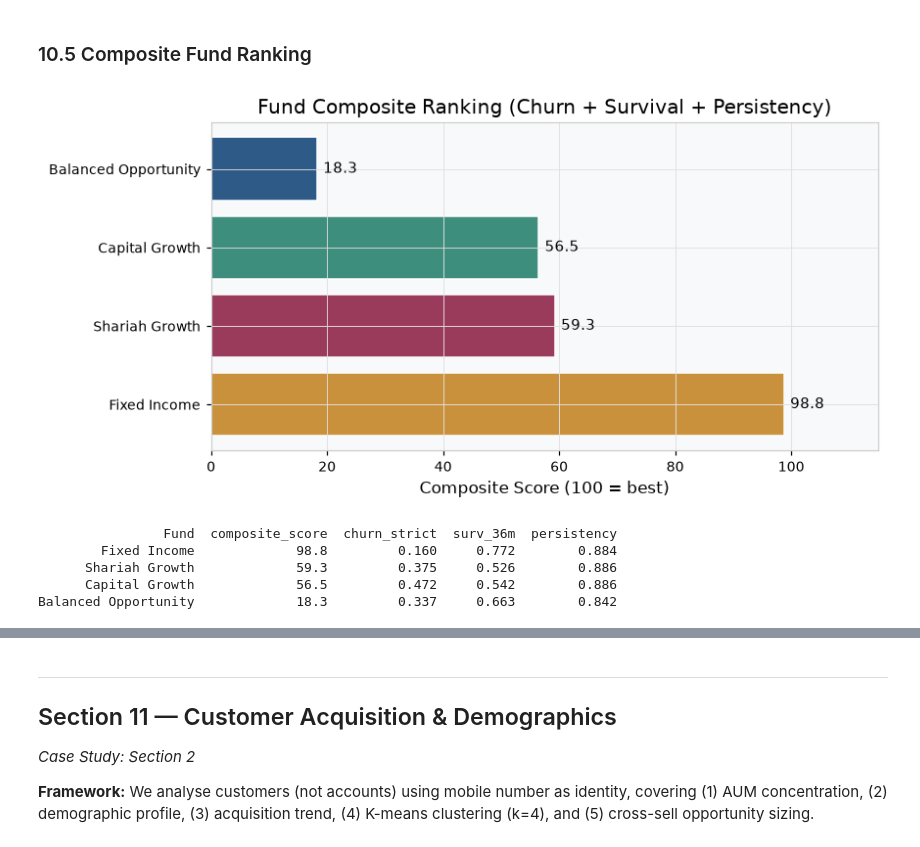
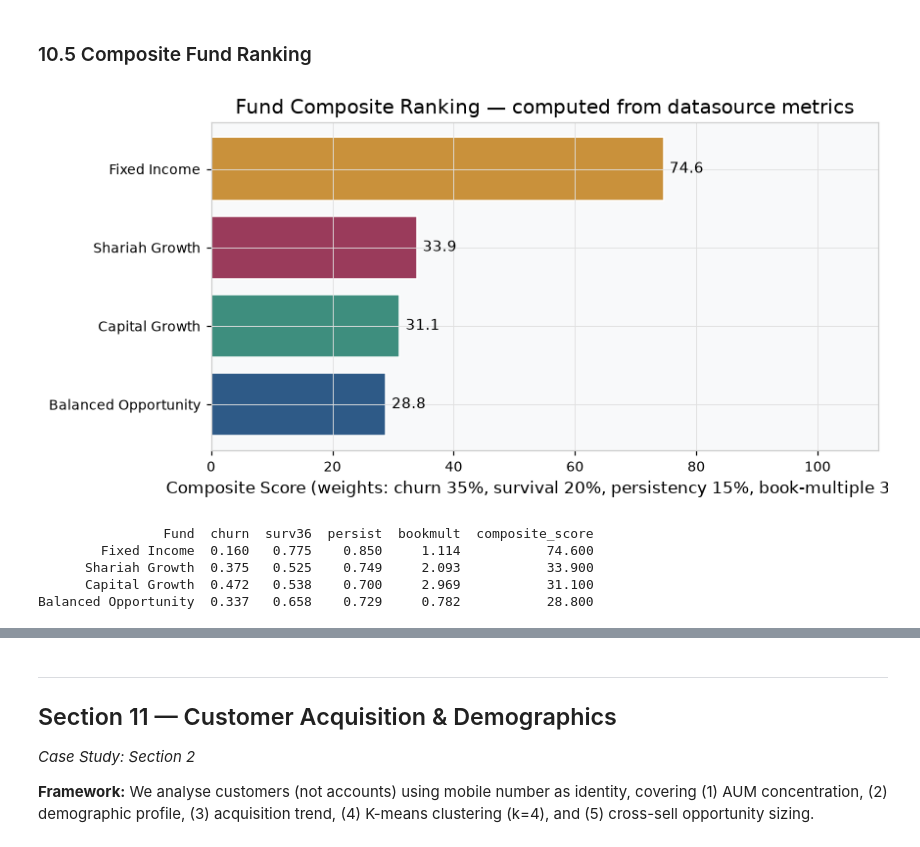
Before and after one commit to tasnimxpress/apex, a Jupyter notebook: deliverables/apex_analysis.ipynb, the cells around one changed output, grey strips where cells are left out. Saved outputs shown, nothing was run; the diff lists cells and outputs as text; code cells hidden in the pictures.

```diff
--- a/deliverables/apex_analysis.ipynb
+++ b/deliverables/apex_analysis.ipynb
@@ -946,36 +949,68 @@ to engage accounts flagged as at-risk using the early-warning model.
 # %% [markdown]
 ### 10.5 Composite Fund Ranking
 # %%
-# ── 7.5 Composite ranking ────────────────────────────────────
-# Scores from validated metrics (lower churn + higher survival + higher persistency = better)
-fund_ranking = [
-    {"fund":"Apex Fixed Income Fund",         "composite_score":98.8, "churn_strict":0.160, "surv_36m":0.772, "persistency":0.884},
-    {"fund":"Apex Shariah Growth Fund",       "composite_score":59.3, "churn_strict":0.375, "surv_36m":0.526, "persistency":0.886},
-    {"fund":"Apex Capital Growth Fund",       "composite_score":56.5, "churn_strict":0.472, "surv_36m":0.542, "persistency":0.886},
-    {"fund":"Apex Balanced Opportunity Fund", "composite_score":18.3, "churn_strict":0.337, "surv_36m":0.663, "persistency":0.842},
-]
-rank_df = pd.DataFrame(fund_ranking)
-rank_df["Fund"] = rank_df["fund"].map(FUND_SHORT)
+# ── 7.5 Composite ranking (COMPUTED from datasource metrics) ──
+# Real, reproducible composite. Each metric is min-max normalised to 0-100 across
+# the 4 funds (churn inverted so lower=better), then combined with fixed weights.
+# The weights are the single judgment input; everything else is from the data.
+from lifelines import KaplanMeierFitter
+
+WEIGHTS = {"churn": 0.35, "surv36": 0.20, "persist": 0.15, "bookmult": 0.30}
+
+rows = []
+for fund in FUNDS:
+    sub   = mf[mf["Fund"] == fund]
+    denom = (sub["status"] != "suspended").sum()
+    churn = ((sub["status"] == "closed").sum() + (sub["status"] == "discontinued").sum()) / denom
+    aum   = sub.loc[sub["status"] == "active", "Investment Value (At Market)"].sum()
+    onb   = sub["Amount (While onboarding)"].sum()
+    bookm = aum / onb if onb else np.nan
+    surv  = sub[sub["status"] != "suspended"].dropna(subset=["duration_months", "observed"])
+    km    = KaplanMeierFitter().fit(surv["duration_months"], surv["observed"])
+    surv36   = float(km.predict(36))
+    persist  = sip_accts2.loc[sip_accts2["Fund"] == fund, "persistency"].mean()
+    rows.append({"fund": fund, "churn": churn, "surv36": surv36,
+                 "persist": persist, "bookmult": bookm, "aum_cr": aum / 1e7})
+comp = pd.DataFrame(rows)
+
+def minmax(s, invert=False):
+    lo, hi = s.min(), s.max()
+    z = (hi - s) / (hi - lo) if invert else (s - lo) / (hi - lo)
+    return z * 100
+
+comp["n_churn"]   = minmax(comp["churn"], invert=True)
+comp["n_surv"]    = minmax(comp["surv36"])
+comp["n_persist"] = minmax(comp["persist"])
+comp["n_book"]    = minmax(comp["bookmult"])
+comp["composite_score"] = (
+    WEIGHTS["churn"]    * comp["n_churn"]
+    + WEIGHTS["surv36"]  * comp["n_surv"]
+    + WEIGHTS["persist"] * comp["n_persist"]
+    + WEIGHTS["bookmult"]* comp["n_book"]
+).round(1)
+comp["Fund"] = comp["fund"].map(FUND_SHORT)
+comp = comp.sort_values("composite_score", ascending=False).reset_index(drop=True)
 
 fig, ax = plt.subplots(figsize=(8, 4))
-bars = ax.barh(rank_df["Fund"], rank_df["composite_score"],
-               color=[FUND_COLORS[f] for f in rank_df["fund"]], edgecolor="white")
-ax.bar_label(bars, labels=[f"{v:.1f}" for v in rank_df["composite_score"]],
-             padding=4, fontsize=10)
-ax.set_xlabel("Composite Score (100 = best)")
-ax.set_title("Fund Composite Ranking (Churn + Survival + Persistency)")
-ax.set_xlim(0, 115)
+bars = ax.barh(comp["Fund"], comp["composite_score"],
+               color=[FUND_COLORS[f] for f in comp["fund"]], edgecolor="white")
+ax.bar_label(bars, labels=[f"{v:.1f}" for v in comp["composite_score"]], padding=4, fontsize=10)
+ax.invert_yaxis()
+ax.set_xlabel("Composite Score (weights: churn 35%, survival 20%, persistency 15%, book-multiple 30%)")
+ax.set_title("Fund Composite Ranking — computed from datasource metrics")
+ax.set_xlim(0, 110)
 plt.tight_layout()
 plt.show()
 
-print(rank_df[["Fund","composite_score","churn_strict","surv_36m","persistency"]].to_string(index=False))
+print(comp[["Fund", "churn", "surv36", "persist", "bookmult", "composite_score"]]
+      .to_string(index=False, float_format=lambda x: f"{x:.3f}"))
 # %% [output]
-[figure, old version]
+[figure, new version]
-                Fund  composite_score  churn_strict  surv_36m  persistency
-        Fixed Income             98.8         0.160     0.772        0.884
-      Shariah Growth             59.3         0.375     0.526        0.886
-      Capital Growth             56.5         0.472     0.542        0.886
-Balanced Opportunity             18.3         0.337     0.663        0.842
+                Fund  churn  surv36  persist  bookmult  composite_score
+        Fixed Income  0.160   0.775    0.850     1.114           74.600
+      Shariah Growth  0.375   0.525    0.749     2.093           33.900
+      Capital Growth  0.472   0.538    0.700     2.969           31.100
+Balanced Opportunity  0.337   0.658    0.729     0.782           28.800
 # %% [markdown]
 > ### 📊 Business Insight
 >
```
Also changed, not shown: parts of 18 cells of this notebook, 6 other files.
